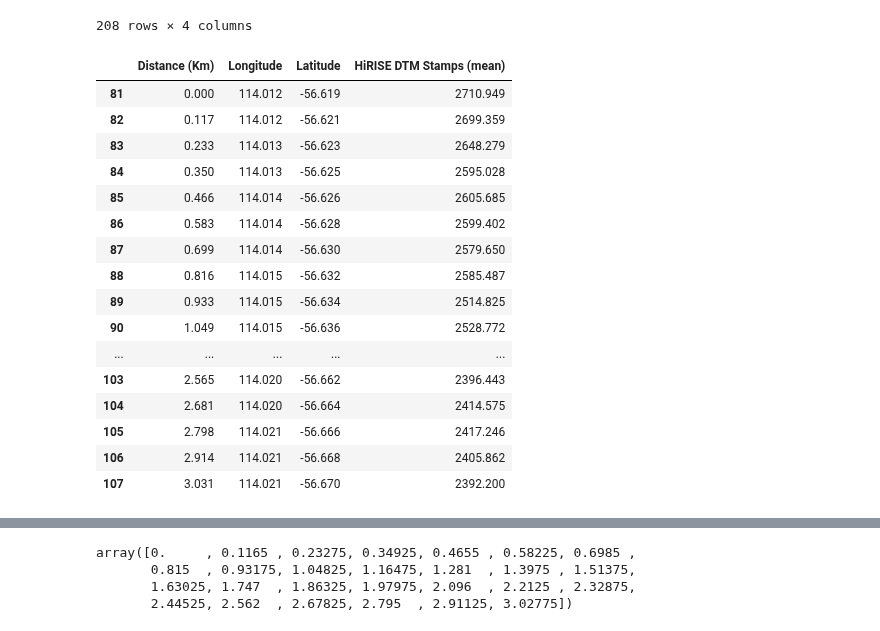
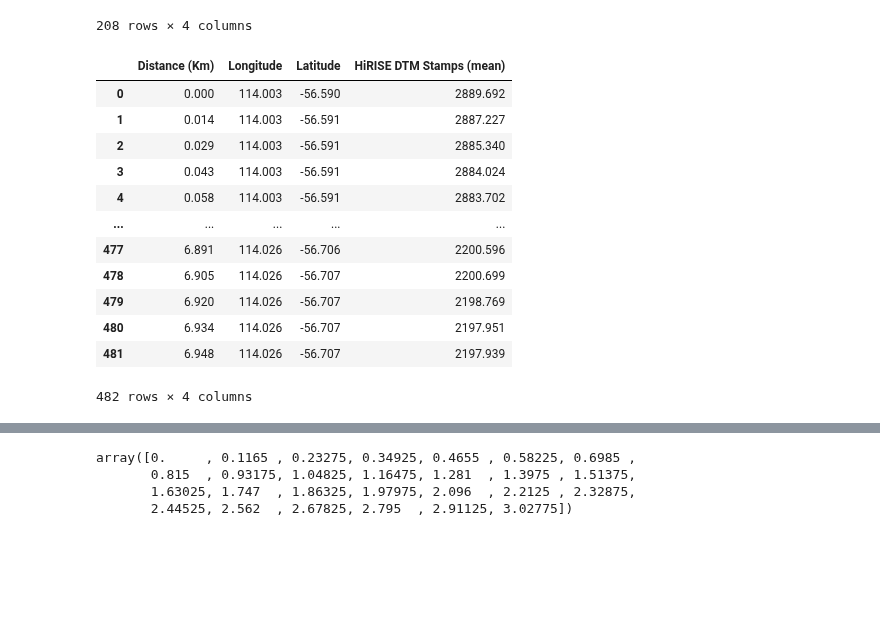
Before and after one commit to lsperezm/Martian_Icy_Scarps, a Jupyter notebook: Code/New_Scarps.ipynb, the cells around one changed output, grey strips where cells are left out. Saved outputs shown, nothing was run; the diff lists cells and outputs as text; code cells hidden in the pictures; blank space fills up the shorter version.

```diff
--- a/Code/New_Scarps.ipynb
+++ b/Code/New_Scarps.ipynb
@@ -110,53 +110,77 @@ S1
 | 207 | 2.995 | 114.021 | -56.670 | 2393.370 |
 208 rows × 4 columns
 # %%
-topS1='../South1_4Prof.csv'
-S1=pd.read_csv(topS1)
+topS1_cont='../South1_cont.csv'
+S1_cont=pd.read_csv(topS1_cont)
 
-topS1_a='../South1_aProf.csv'
+topS1_a='../South1_b_newProf.csv'
 S1_a=pd.read_csv(topS1_a)
 
-topS1_b='../South1_bProf.csv'
+topS1_b='../South1_a_newProf.csv'
 S1_b=pd.read_csv(topS1_b)
 
-topS1_c='../South1_cProf.csv'
+topS1_c='../South1_aProf.csv'
 S1_c=pd.read_csv(topS1_c)
 
-topS1_d='../South1_dProf.csv'
+topS1_d='../South1_bProf.csv'
 S1_d=pd.read_csv(topS1_d)
 
-S1_group_id = (S1["Distance (Km)"] == 0).cumsum()
-# Split into separate DataFrames
-profilesS1 = [g for _, g in S1.groupby(S1_group_id)]
+topS1_e='../South1_cProf.csv'
+S1_e=pd.read_csv(topS1_e)
+
+topS1_f='../South1_dProf.csv'
+S1_f=pd.read_csv(topS1_f)
+
+topS1_g='../South1_g_Prof.csv'
+S1_g=pd.read_csv(topS1_g)
+
+topS1_h='../South1_hProf.csv'
+S1_h=pd.read_csv(topS1_h)
+
+topS1_i='../South1_iProf.csv'
+S1_i=pd.read_csv(topS1_i)
+
+S1_cont_group_id = (S1_cont["Distance (Km)"] == 0).cumsum()
+profilesS1_cont = [g for _, g in S1.groupby(S1_cont_group_id)]
 
 S1_a_group_id = (S1_a["Distance (Km)"] == 0).cumsum()
 profilesS1_a = [g for _, g in S1_a.groupby(S1_a_group_id)]
 
 S1_b_group_id = (S1_b["Distance (Km)"] == 0).cumsum()
 profilesS1_b = [g for _, g in S1_b.groupby(S1_b_group_id)]
 
 S1_c_group_id = (S1_c["Distance (Km)"] == 0).cumsum()
 profilesS1_c = [g for _, g in S1_c.groupby(S1_c_group_id)]
 
 S1_d_group_id = (S1_d["Distance (Km)"] == 0).cumsum()
 profilesS1_d = [g for _, g in S1_d.groupby(S1_d_group_id)]
-profilesS1[3]
+
+S1_e_group_id = (S1_e["Distance (Km)"] == 0).cumsum()
+profilesS1_e = [g for _, g in S1_e.groupby(S1_e_group_id)]
+
+S1_f_group_id = (S1_f["Distance (Km)"] == 0).cumsum()
+profilesS1_f = [g for _, g in S1_f.groupby(S1_f_group_id)]
+
+S1_g_group_id = (S1_g["Distance (Km)"] == 0).cumsum()
+profilesS1_g = [g for _, g in S1_g.groupby(S1_g_group_id)]
+
+S1_h_group_id = (S1_h["Distance (Km)"] == 0).cumsum()
+profilesS1_h = [g for _, g in S1_h.groupby(S1_h_group_id)]
+
+S1_i_group_id = (S1_i["Distance (Km)"] == 0).cumsum()
+profilesS1_i = [g for _, g in S1_i.groupby(S1_i_group_id)]
 # %% [output]
 |  | Distance (Km) | Longitude | Latitude | HiRISE DTM Stamps (mean) |
-| 81 | 0.000 | 114.012 | -56.619 | 2710.949 |
-| 82 | 0.117 | 114.012 | -56.621 | 2699.359 |
-| 83 | 0.233 | 114.013 | -56.623 | 2648.279 |
-| 84 | 0.350 | 114.013 | -56.625 | 2595.028 |
-| 85 | 0.466 | 114.014 | -56.626 | 2605.685 |
-| 86 | 0.583 | 114.014 | -56.628 | 2599.402 |
-| 87 | 0.699 | 114.014 | -56.630 | 2579.650 |
-| 88 | 0.816 | 114.015 | -56.632 | 2585.487 |
-| 89 | 0.933 | 114.015 | -56.634 | 2514.825 |
-| 90 | 1.049 | 114.015 | -56.636 | 2528.772 |
+| 0 | 0.000 | 114.003 | -56.590 | 2889.692 |
+| 1 | 0.014 | 114.003 | -56.591 | 2887.227 |
+| 2 | 0.029 | 114.003 | -56.591 | 2885.340 |
+| 3 | 0.043 | 114.003 | -56.591 | 2884.024 |
+| 4 | 0.058 | 114.003 | -56.591 | 2883.702 |
 | ... | ... | ... | ... | ... |
-| 103 | 2.565 | 114.020 | -56.662 | 2396.443 |
-| 104 | 2.681 | 114.020 | -56.664 | 2414.575 |
-| 105 | 2.798 | 114.021 | -56.666 | 2417.246 |
-| 106 | 2.914 | 114.021 | -56.668 | 2405.862 |
-| 107 | 3.031 | 114.021 | -56.670 | 2392.200 |
+| 477 | 6.891 | 114.026 | -56.706 | 2200.596 |
+| 478 | 6.905 | 114.026 | -56.707 | 2200.699 |
+| 479 | 6.920 | 114.026 | -56.707 | 2198.769 |
+| 480 | 6.934 | 114.026 | -56.707 | 2197.951 |
+| 481 | 6.948 | 114.026 | -56.707 | 2197.939 |
+482 rows × 4 columns
 # %%
```
Also changed, not shown: parts of 7 cells of this notebook, 18 other files.
